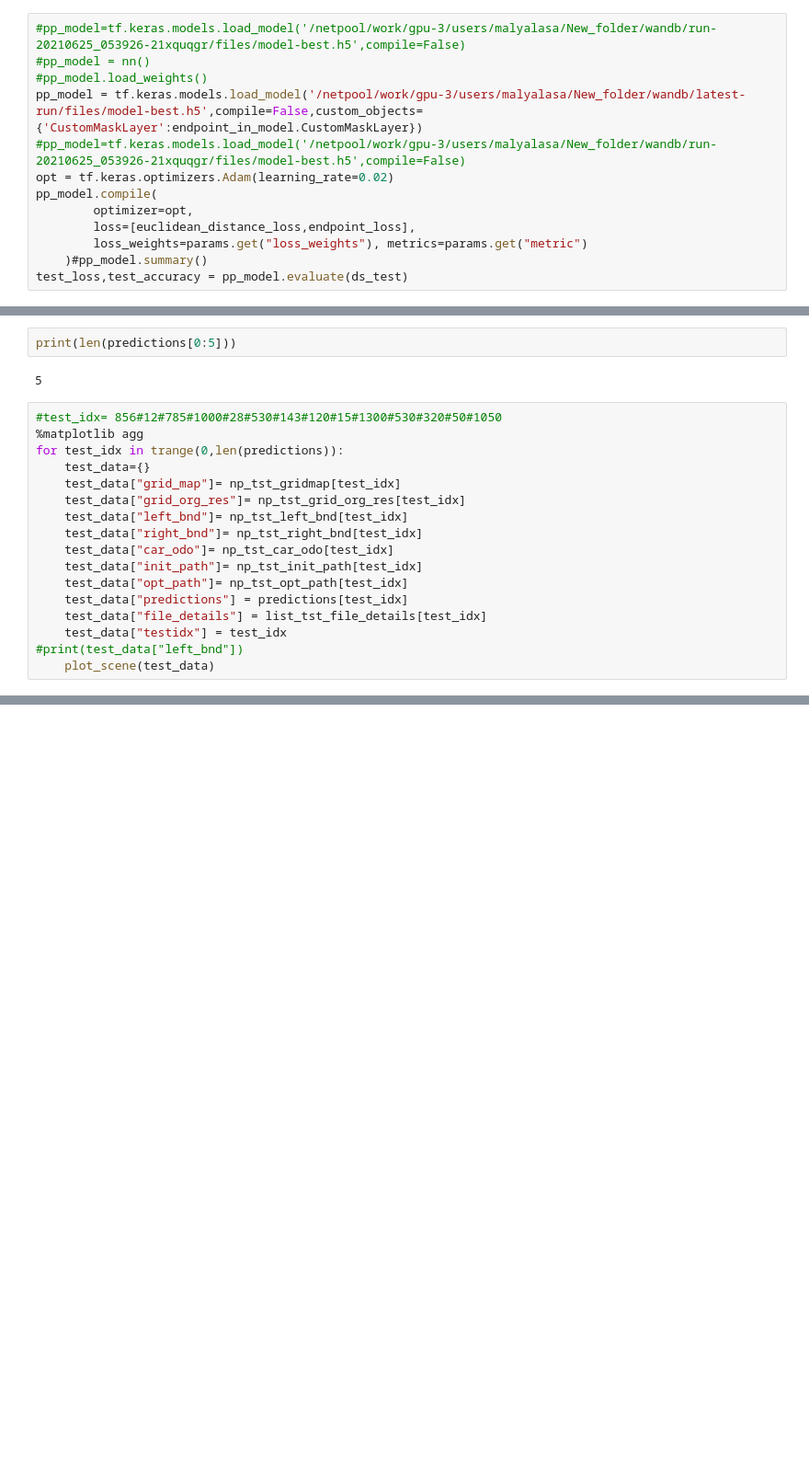
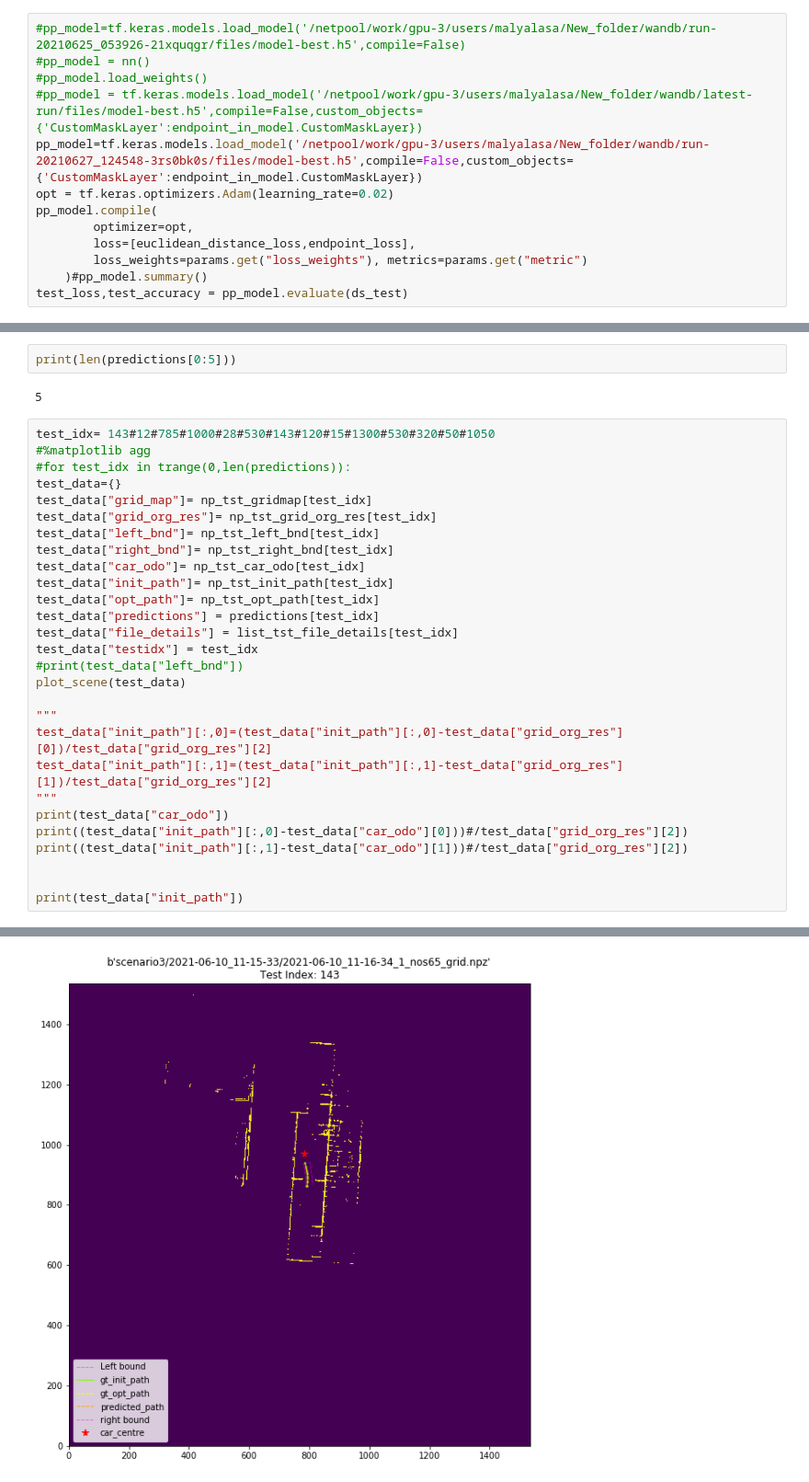
Before and after one commit to saitejamalyala/rosbag2numpy, a Jupyter notebook: test_model.ipynb, the cells around one changed output, grey strips where cells are left out. Shown at 92% size. Saved outputs shown, nothing was run; the diff lists cells and outputs as text; blank space fills up the shorter version.

```diff
--- a/test_model.ipynb
+++ b/test_model.ipynb
@@ -65,8 +65,8 @@ list_mask=[[1., 1.],
 #pp_model=tf.keras.models.load_model('/netpool/work/gpu-3/users/malyalasa/New_folder/wandb/run-20210625_053926-21xquqgr/files/model-best.h5',compile=False)
 #pp_model = nn()
 #pp_model.load_weights()
-pp_model = tf.keras.models.load_model('/netpool/work/gpu-3/users/malyalasa/New_folder/wandb/latest-run/files/model-best.h5',compile=False,custom_objects={'CustomMaskLayer':endpoint_in_model.CustomMaskLayer})
-#pp_model=tf.keras.models.load_model('/netpool/work/gpu-3/users/malyalasa/New_folder/wandb/run-20210625_053926-21xquqgr/files/model-best.h5',compile=False)
+#pp_model = tf.keras.models.load_model('/netpool/work/gpu-3/users/malyalasa/New_folder/wandb/latest-run/files/model-best.h5',compile=False,custom_objects={'CustomMaskLayer':endpoint_in_model.CustomMaskLayer})
+pp_model=tf.keras.models.load_model('/netpool/work/gpu-3/users/malyalasa/New_folder/wandb/run-20210627_124548-3rs0bk0s/files/model-best.h5',compile=False,custom_objects={'CustomMaskLayer':endpoint_in_model.CustomMaskLayer})
 opt = tf.keras.optimizers.Adam(learning_rate=0.02)
 pp_model.compile(
         optimizer=opt,
@@ -169,19 +174,31 @@ print(len(predictions[0:5]))
 # %% [output]
 5
 # %%
-#test_idx= 856#12#785#1000#28#530#143#120#15#1300#530#320#50#1050
-%matplotlib agg
-for test_idx in trange(0,len(predictions)):
-    test_data={}
-    test_data["grid_map"]= np_tst_gridmap[test_idx]
-    test_data["grid_org_res"]= np_tst_grid_org_res[test_idx]
-    test_data["left_bnd"]= np_tst_left_bnd[test_idx]
-    test_data["right_bnd"]= np_tst_right_bnd[test_idx]
-    test_data["car_odo"]= np_tst_car_odo[test_idx]
-    test_data["init_path"]= np_tst_init_path[test_idx]
-    test_data["opt_path"]= np_tst_opt_path[test_idx]
-    test_data["predictions"] = predictions[test_idx]
-    test_data["file_details"] = list_tst_file_details[test_idx]
-    test_data["testidx"] = test_idx
+test_idx= 143#12#785#1000#28#530#143#120#15#1300#530#320#50#1050
+#%matplotlib agg
+#for test_idx in trange(0,len(predictions)):
+test_data={}
+test_data["grid_map"]= np_tst_gridmap[test_idx]
+test_data["grid_org_res"]= np_tst_grid_org_res[test_idx]
+test_data["left_bnd"]= np_tst_left_bnd[test_idx]
+test_data["right_bnd"]= np_tst_right_bnd[test_idx]
+test_data["car_odo"]= np_tst_car_odo[test_idx]
+test_data["init_path"]= np_tst_init_path[test_idx]
+test_data["opt_path"]= np_tst_opt_path[test_idx]
+test_data["predictions"] = predictions[test_idx]
+test_data["file_details"] = list_tst_file_details[test_idx]
+test_data["testidx"] = test_idx
 #print(test_data["left_bnd"])
-    plot_scene(test_data)
+plot_scene(test_data)
+
+"""
+test_data["init_path"][:,0]=(test_data["init_path"][:,0]-test_data["grid_org_res"][0])/test_data["grid_org_res"][2]
+test_data["init_path"][:,1]=(test_data["init_path"][:,1]-test_data["grid_org_res"][1])/test_data["grid_org_res"][2]
+"""
+print(test_data["car_odo"])
+print((test_data["init_path"][:,0]-test_data["car_odo"][0]))#/test_data["grid_org_res"][2])
+print((test_data["init_path"][:,1]-test_data["car_odo"][1]))#/test_data["grid_org_res"][2])
+
+
+print(test_data["init_path"])
+# %% [output]
@@ -188,3 +222,4 @@ for test_idx in trange(0,len(predictions)):
+[figure, added]
 # %%
 plt.plot(predictions[test_idx][:,0],predictions[test_idx][:,1],'-o', color = 'orange', markersize=1, linewidth=1)
 plt.plot(np_tst_init_path[test_idx][:,0],np_tst_init_path[test_idx][:,1],'-o', color='lawngreen',markersize=2, linewidth=1)
```
Also changed, not shown: parts of 14 cells of this notebook, 3 other files.
